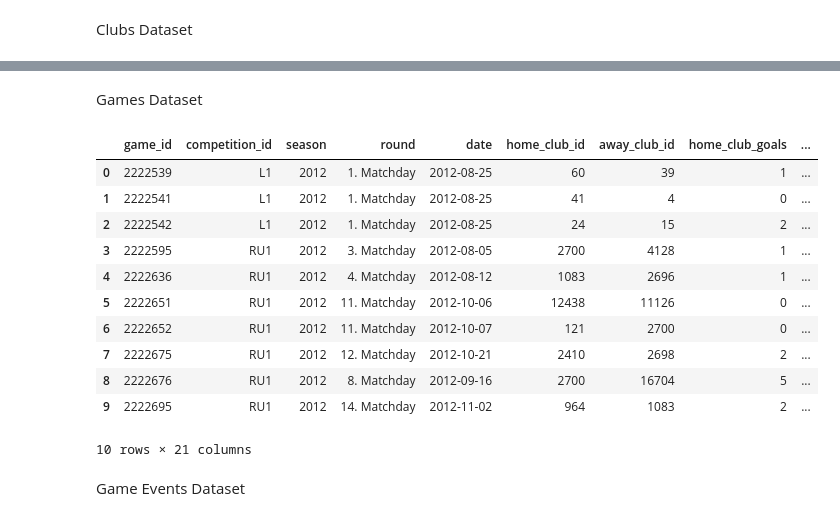
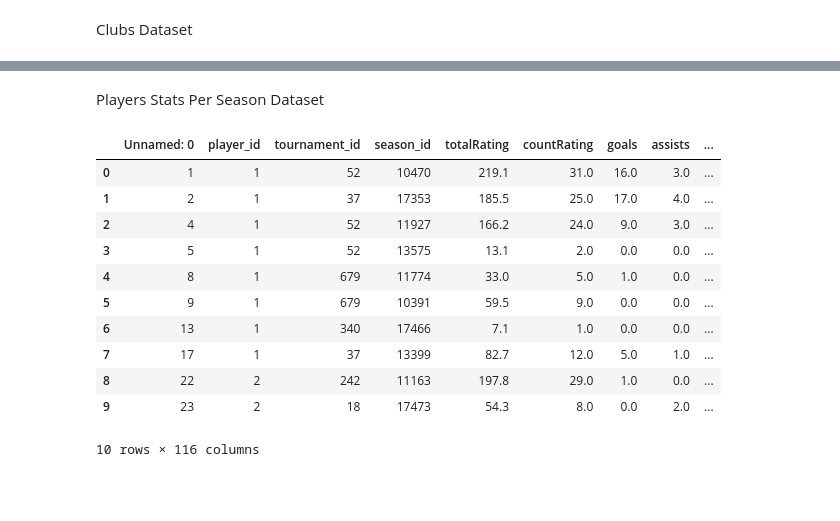
Before and after one commit to Manucians03/transfermarkt-football-player-evaluation, a Jupyter notebook: main.ipynb, the cells around one changed output, grey strips where cells are left out. Saved outputs shown, nothing was run; the diff lists cells and outputs as text; code cells hidden in the pictures; blank space fills up the shorter version.

Commit message:
Data processing done

```diff
--- a/main.ipynb
+++ b/main.ipynb
@@ -39,0 +13,35 @@ remove_empty_rows_and_columns('./players_stats_per_season.csv', './player_stats_
+# %%
+data = {}
+
+for dirname, _, filenames in os.walk('./data/'):
+    for filename in filenames:
+        if filename[-4:] == '.csv':
+            data[str(filename [:-4])] = pd.read_csv(os.path.join(dirname, filename))
+
+for dirname, _, filenames in os.walk('./data/'):
+    for filename in filenames:
+        if filename[-4:] == '.csv':
+            data[str(filename [:-4])] = pd.read_csv(os.path.join(dirname, filename))
+
+special_character_conversion = {'\'': '', 'ä': 'a', 'ó': 'o', 'Ł': 'L', 'ç': 'c', 'í': 'i', 'ü': 'u', 'ń': 'n', 'ß': 's', 'ö': 'o', '-': ' ', 'ï': 'i',
+'É': 'E', 'ø': 'o', 'ğ': 'g', 'ě': 'e', 'ć': 'c', 'á': 'a', 'é': 'e', 'İ': 'I', 'ú': 'u', 'ş': 's', 'ë': 'e', 'Ü': 'U', 'Ç': 'C', 'ã': 'a',
+'č': 'c', 'Ø': 'O', 'š': 's', 'ð': 'd', 'Ș': 'S', 'Ñ': 'N', 'ă': 'a', 'ý': 'y', 'è': 'e', 'ô': 'o', 'ō': 'o', 'ř': 'r', 'ț': 't', 'ò': 'o',
+'ł': 'l', 'Ó': 'O', 'ı': 'i', 'Ö': 'O', 'î': 'i', 'æ': 'e', 'ę': 'e', 'ñ': 'n', 'ą': 'a', 'Á': 'A', 'Đ': 'D', 'Ľ': 'L', 'ó': 'o', 'å': 'a',
+'Ć': 'C', 'é': 'e', '.': '', 'ž': 'z', 'ș': 's', 'à': 'a', 'ê': 'e', 'Š': 'S', ',': ' ', '▲': '', 'â': 'a', 'Ž': 'Z', 'ů': 'u', 'Ş': 'S',
+'Ż': 'Z', 'Č': 'C', 'ì': 'i'}
+
+def replace_special_chars(str):
+    if type(str) == float:
+        return ''
+    for key, val in special_character_conversion.items():
+        str = str.replace(key, val)
+    return str
+
+data['players']['name'] = data['players']['name'].apply(replace_special_chars)
+data['player_id_mapping']['player_name'] = data['player_id_mapping']['player_name'].apply(replace_special_chars)
+data['players_stats_per_season']['team>name'] = data['players_stats_per_season']['team>name'].apply(replace_special_chars)
+data['clubs']['name'] = data['clubs']['name'].apply(replace_special_chars)
+
+data['players']['date_of_birth'] = pd.to_datetime(data['players']['date_of_birth'], format = '%Y-%m-%d')
+data['players']['sub_position'] = data['players']['sub_position'].astype('category')
+data['players']['foot'] = data['players']['foot'].astype('category')
@@ -89,19 +99,17 @@ data['clubs'].head(10)
-# %% [markdown]
-Games Dataset
+# %% [markdown]
+Players Stats Per Season Dataset
 # %%
-data['games'].head(10)
+data['players_stats_per_season'].head(10)
 # %% [output]
-|  | game_id | competition_id | season | round | date | home_club_id | away_club_id | home_club_goals | ... |
-| 0 | 2222539 | L1 | 2012 | 1. Matchday | 2012-08-25 | 60 | 39 | 1 | ... |
-| 1 | 2222541 | L1 | 2012 | 1. Matchday | 2012-08-25 | 41 | 4 | 0 | ... |
-| 2 | 2222542 | L1 | 2012 | 1. Matchday | 2012-08-25 | 24 | 15 | 2 | ... |
-| 3 | 2222595 | RU1 | 2012 | 3. Matchday | 2012-08-05 | 2700 | 4128 | 1 | ... |
-| 4 | 2222636 | RU1 | 2012 | 4. Matchday | 2012-08-12 | 1083 | 2696 | 1 | ... |
-| 5 | 2222651 | RU1 | 2012 | 11. Matchday | 2012-10-06 | 12438 | 11126 | 0 | ... |
-| 6 | 2222652 | RU1 | 2012 | 11. Matchday | 2012-10-07 | 121 | 2700 | 0 | ... |
-| 7 | 2222675 | RU1 | 2012 | 12. Matchday | 2012-10-21 | 2410 | 2698 | 2 | ... |
-| 8 | 2222676 | RU1 | 2012 | 8. Matchday | 2012-09-16 | 2700 | 16704 | 5 | ... |
-| 9 | 2222695 | RU1 | 2012 | 14. Matchday | 2012-11-02 | 964 | 1083 | 2 | ... |
+|  | Unnamed: 0 | player_id | tournament_id | season_id | totalRating | countRating | goals | assists | ... |
+| 0 | 1 | 1 | 52 | 10470 | 219.1 | 31.0 | 16.0 | 3.0 | ... |
+| 1 | 2 | 1 | 37 | 17353 | 185.5 | 25.0 | 17.0 | 4.0 | ... |
+| 2 | 4 | 1 | 52 | 11927 | 166.2 | 24.0 | 9.0 | 3.0 | ... |
+| 3 | 5 | 1 | 52 | 13575 | 13.1 | 2.0 | 0.0 | 0.0 | ... |
+| 4 | 8 | 1 | 679 | 11774 | 33.0 | 5.0 | 1.0 | 0.0 | ... |
+| 5 | 9 | 1 | 679 | 10391 | 59.5 | 9.0 | 0.0 | 0.0 | ... |
+| 6 | 13 | 1 | 340 | 17466 | 7.1 | 1.0 | 0.0 | 0.0 | ... |
+| 7 | 17 | 1 | 37 | 13399 | 82.7 | 12.0 | 5.0 | 1.0 | ... |
+| 8 | 22 | 2 | 242 | 11163 | 197.8 | 29.0 | 1.0 | 0.0 | ... |
+| 9 | 23 | 2 | 18 | 17473 | 54.3 | 8.0 | 0.0 | 2.0 | ... |
-10 rows × 21 columns
+10 rows × 116 columns
-# %% [markdown]
-Game Events Dataset
```
Also changed, not shown: parts of 16 cells of this notebook.
